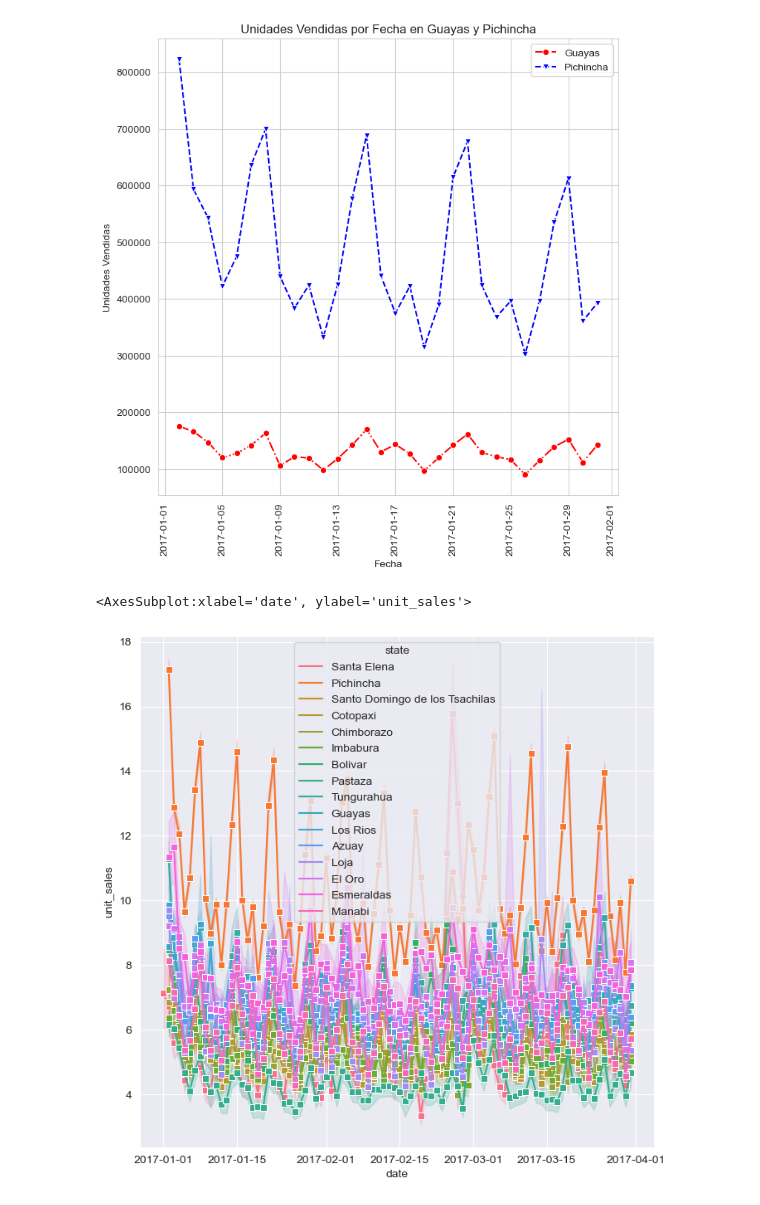
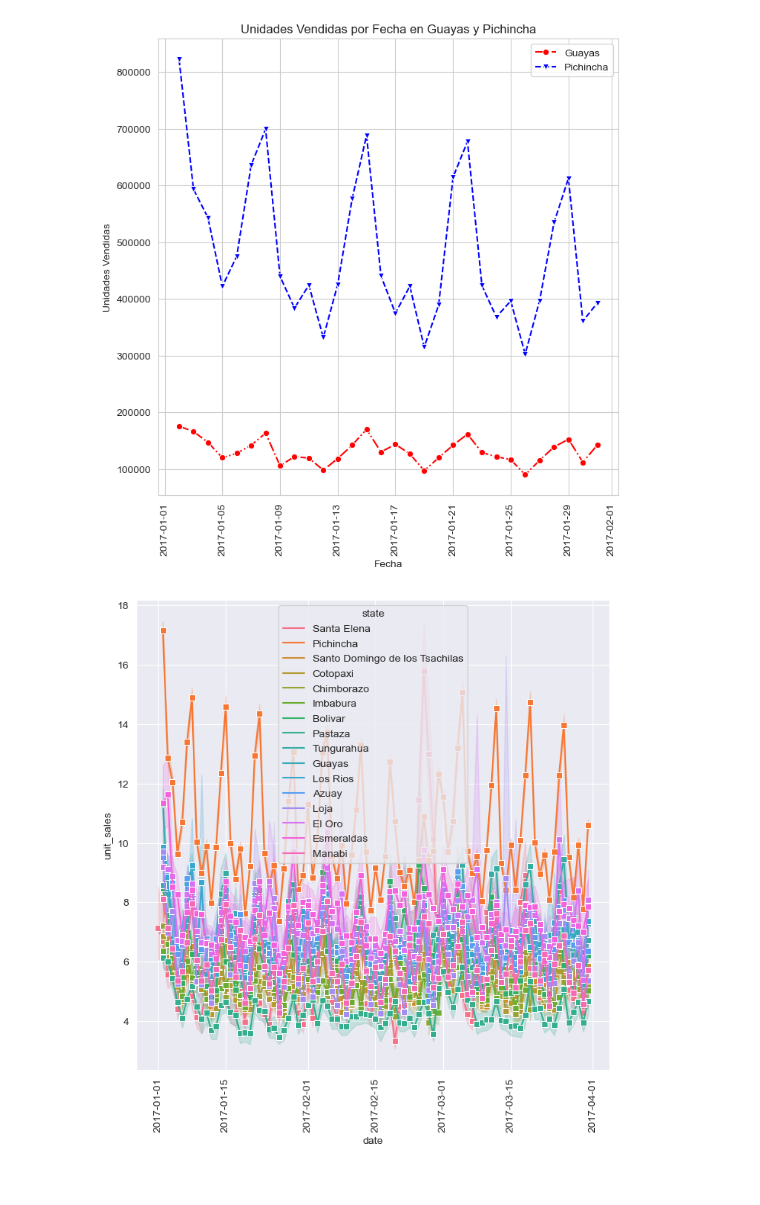
Before and after one commit to Alfreed0/DataScience, a Jupyter notebook: Notebooks/visualization.ipynb, the cells around one changed output. Saved outputs shown, nothing was run; the diff lists cells and outputs as text; code cells hidden in the pictures.

Commit message:
Clase de visualizacion, boxplot, heatap

```diff
--- a/Notebooks/visualization.ipynb
+++ b/Notebooks/visualization.ipynb
@@ -112,7 +113,7 @@ plt.savefig('../Output/Graphs/Unidades Vendidas por Fecha en Guayas y Pichincha.
 # %%
 sbn.set_style('darkgrid')
 fig,axs = plt.subplots(figsize=(8,8))
 sbn.lineplot(data= dfm, x ='date', y = 'unit_sales', color='b', marker='s', ax=axs, hue='state')
+_ = plt.xticks(rotation=90)
 # %% [output]
-<AxesSubplot:xlabel='date', ylabel='unit_sales'>
-[figure, old version]
+[figure, new version]
```
Also changed, not shown: parts of 7 cells of this notebook, 4 other files.
